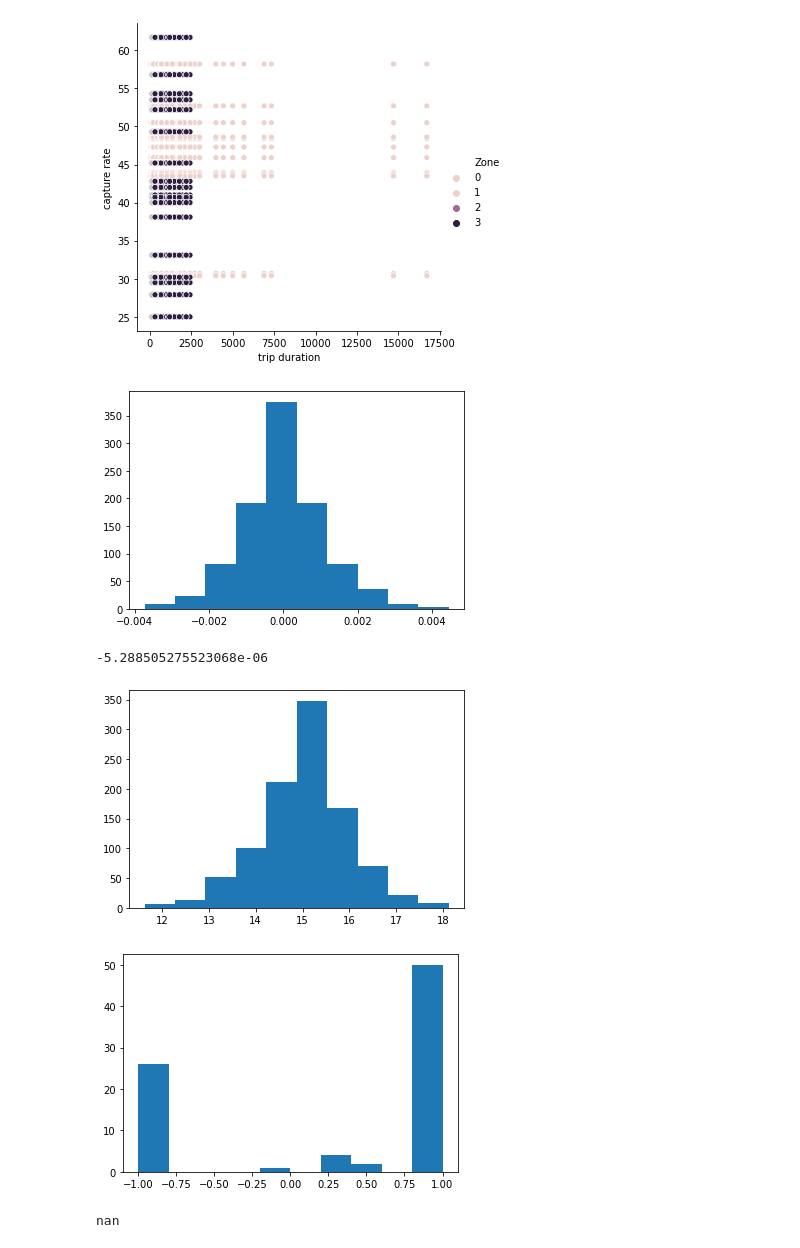
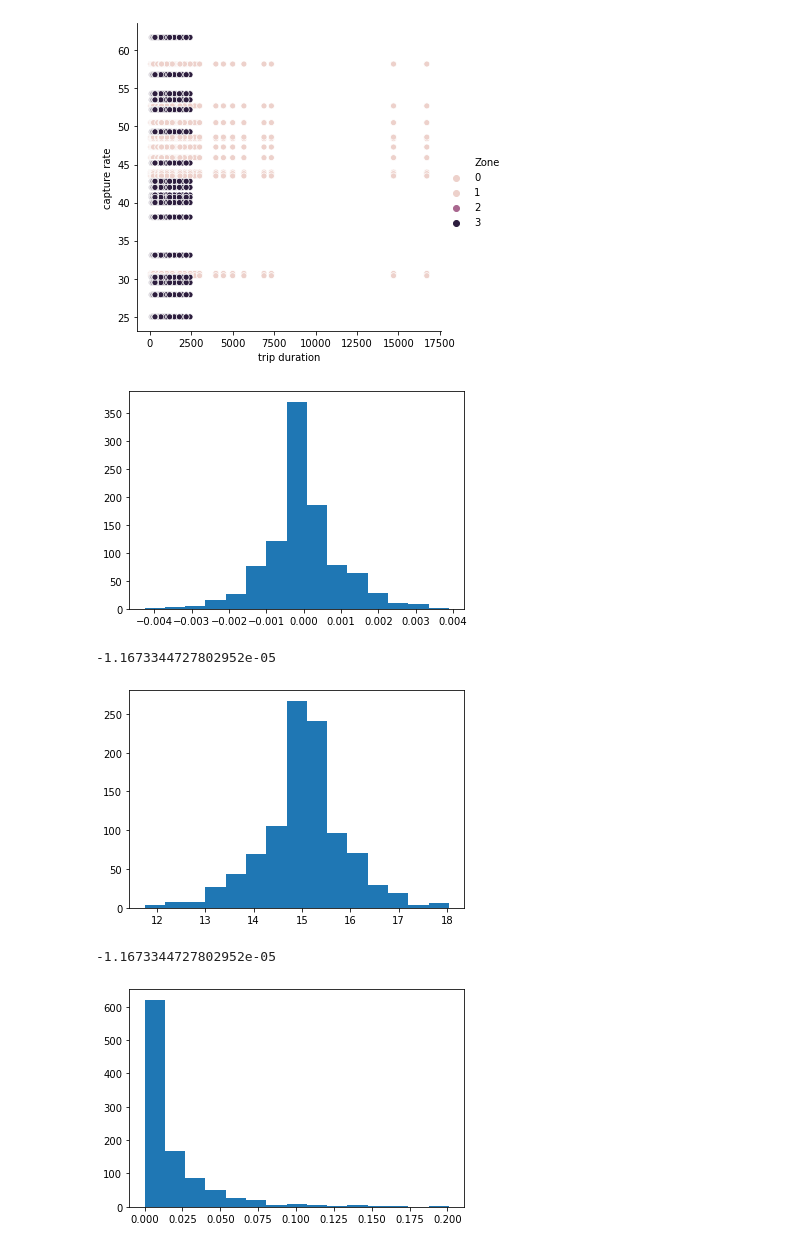
Before and after one commit to ariannacurillo/info2950-finalproject, a Jupyter notebook: phase4.ipynb, the cells around one changed output. Saved outputs shown, nothing was run; the diff lists cells and outputs as text; code cells hidden in the pictures.

```diff
--- a/phase4.ipynb
+++ b/phase4.ipynb
@@ -395,28 +424,29 @@ for i in range(n_bootstrap):
     fake_model = LinearRegression().fit(fake_data[["tripduration"]], recycling_2010[["Diversion Rate"]])
     bootstrap_slopes[i] = fake_model.coef_
     bootstrap_intercepts[i] = fake_model.intercept_
-    bootstrap_corr[i] = fake_data["tripduration"].corr(recycling_2010["Diversion Rate"])
+    bootstrap_corr[i] = fake_model.score(fake_data[["tripduration"]],  recycling_2010[["Diversion Rate"]])
 # %%
-plt.hist(bootstrap_slopes)
+plt.hist(bootstrap_slopes, bins=15)
 plt.show()
 # %% [output]
-[figure, old version]
+[figure, new version]
 # %%
 slope_average = bootstrap_slopes.mean()
 slope_average
 # %% [output]
--5.288505275523068e-06
+-1.1673344727802952e-05
 # %%
-plt.hist(bootstrap_intercepts)
+plt.hist(bootstrap_intercepts, bins=15)
 plt.show()
 # %% [output]
-[figure, old version]
+[figure, new version]
+# %%
+intercept_average = bootstrap_slopes.mean()
+intercept_average
+# %% [output]
+-1.1673344727802952e-05
 # %%
-plt.hist(bootstrap_corr)
+plt.hist(bootstrap_corr, bins=15)
 plt.show()
 # %% [output]
-[figure, old version]
+[figure, new version]
-# %%
-bootstrap_corr.max()
-# %% [output]
-nan
```
Also changed, not shown: parts of 39 cells of this notebook, 1 other file.
